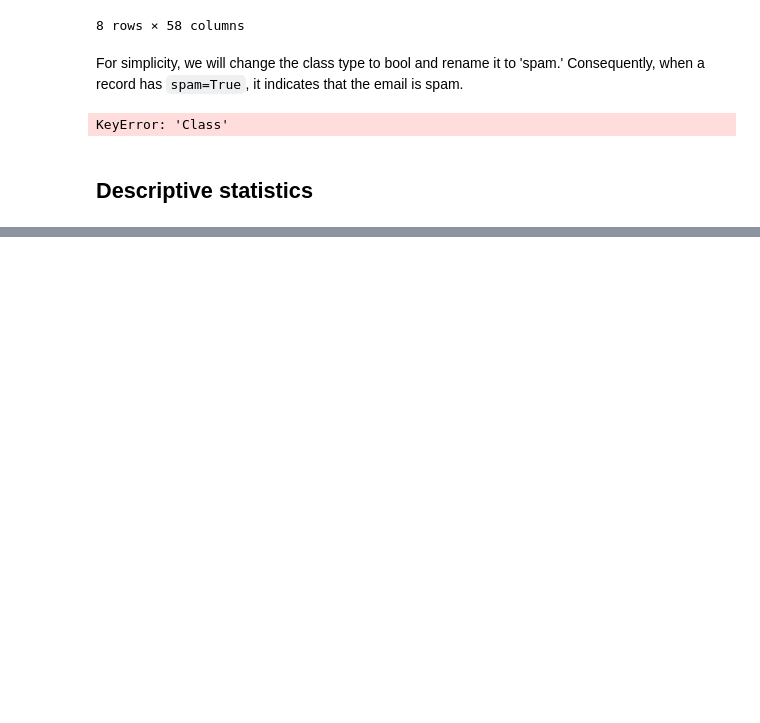
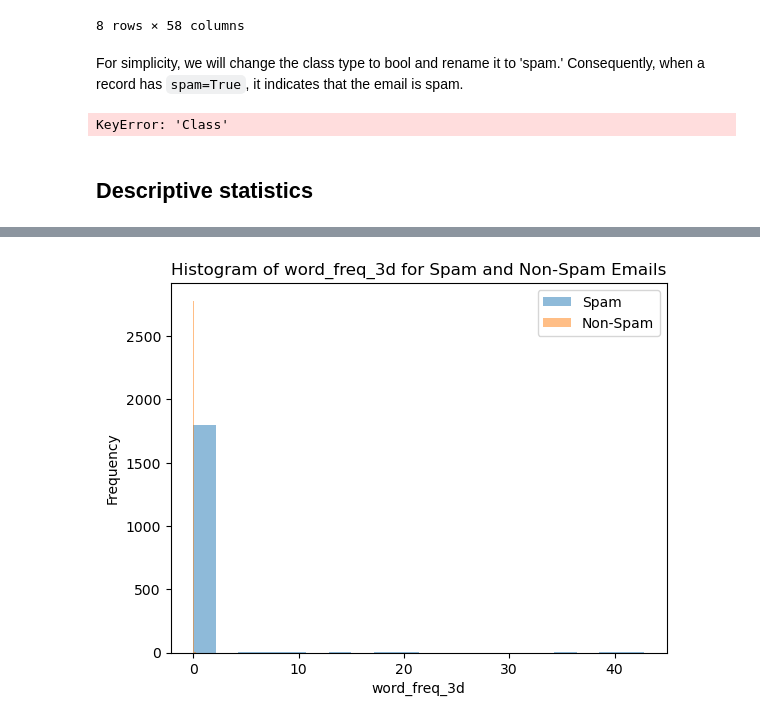
Before and after one commit to rosarioscavo/UCI-Spambase, a Jupyter notebook: uci_spambase.ipynb, the cells around one changed output, grey strips where cells are left out. Saved outputs shown, nothing was run; the diff lists cells and outputs as text; code cells hidden in the pictures; blank space fills up the shorter version.

```diff
--- a/uci_spambase.ipynb
+++ b/uci_spambase.ipynb
@@ -165,0 +214,4 @@ KeyError: 'Class'
+# %%
+plot_histogram('word_freq_3d', spam, non_spam)
+# %% [output]
+[figure, added]
```
Also changed, not shown: parts of 20 cells of this notebook.
